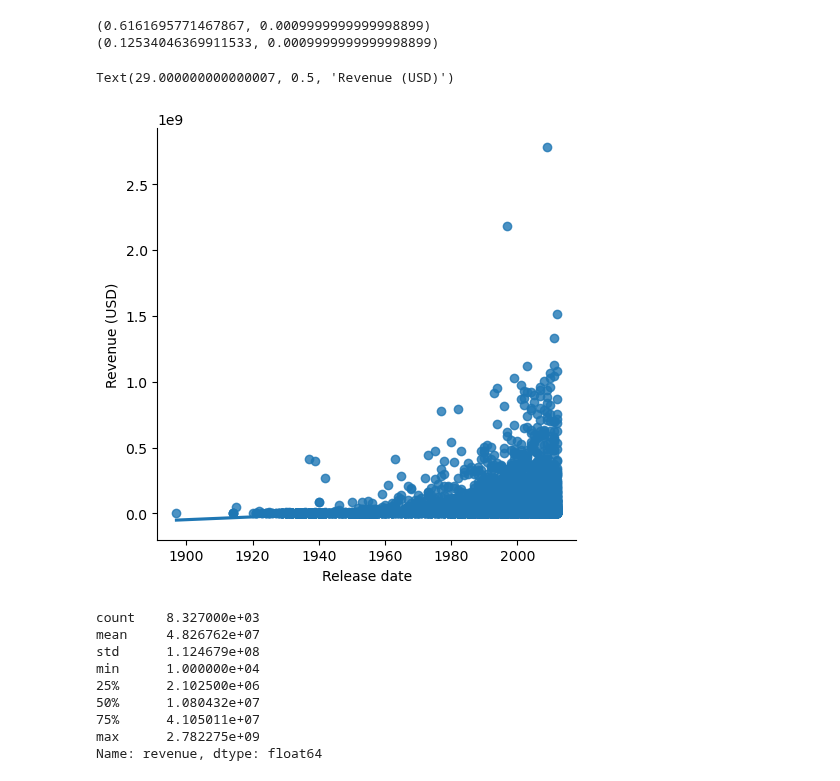
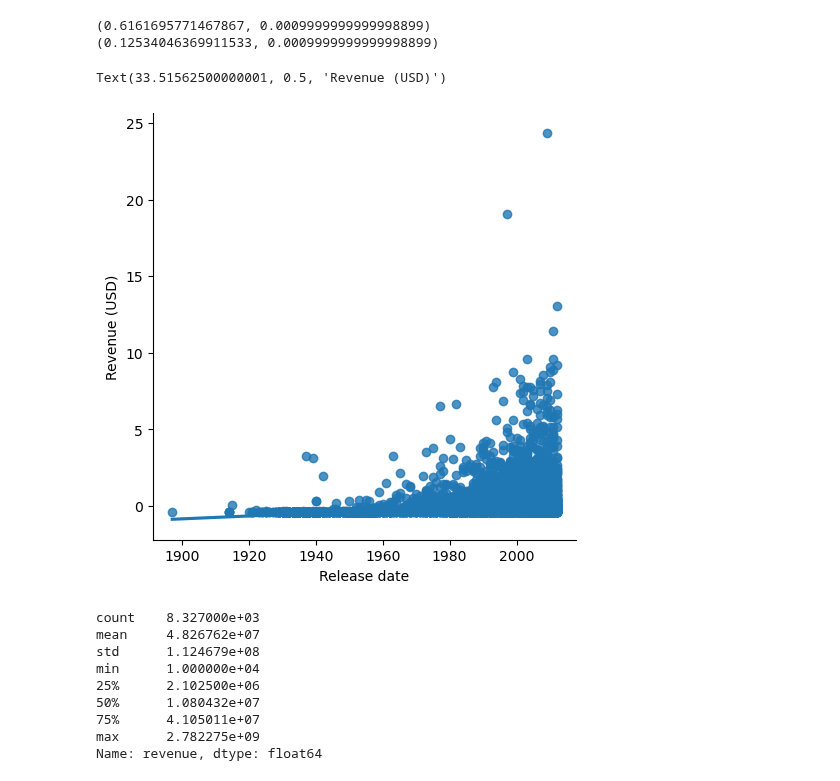
Before and after one commit to epfl-ada/ada-2024-project-majcj2024, a Jupyter notebook: results_jacopo.ipynb, the cells around one changed output. Drawn from its saved outputs; the diff is of its cells as text; code cells hidden in the pictures.

Commit message:
[results_jacopo] z-scores for regressions, checkpoint commit

```diff
--- a/results_jacopo.ipynb
+++ b/results_jacopo.ipynb
@@ -56,6 +58,10 @@ df_characters['release_date'] = df_characters['release_date'].apply(cleaning.cle
 df_characters['actor_birth'] = df_characters['actor_birth'].apply(cleaning.clean_dates)
 # %% [markdown]
 At this point df_movies and df_characters are cleaned and their size did not change
+# %%
+# z-score normalization for revnue and runtime
+df_movies['normalized_revenue'] = (df_movies['revenue'] - df_movies['revenue'].mean())/df_movies['revenue'].std()
+df_movies['normalized_runtime'] = (df_movies['runtime'] - df_movies['runtime'].mean())/df_movies['runtime'].std()
 # %%
 # filtering movies release dates (first ever produced movie: 1888)
 df_movies_release = df_movies[df_movies['release_date'] > 1887]
@@ -88,13 +94,13 @@ df_movies_revenue = df_movies_revenue[df_movies_revenue['release_date'] > 1887]
 # %%
 # scatter-plots to assess possible regressions
 # revenue-release_date
 #sns.scatterplot(x='release_date', y='revenue', data=df_movies_revenue)
-sns.lmplot(x='release_date',y='revenue', data=df_movies_revenue)
+sns.lmplot(x='release_date', y='normalized_revenue', data=df_movies_revenue)
 plt.xlabel("Release date")
 plt.ylabel("Revenue (USD)")
 # %% [output]
-Text(29.000000000000007, 0.5, 'Revenue (USD)')
+Text(33.51562500000001, 0.5, 'Revenue (USD)')
-[figure, old version]
+[figure, new version]
 # %%
 df_movies_revenue['revenue'].describe()
 # %% [output]
```
Also changed, not shown: parts of 7 cells of this notebook.
